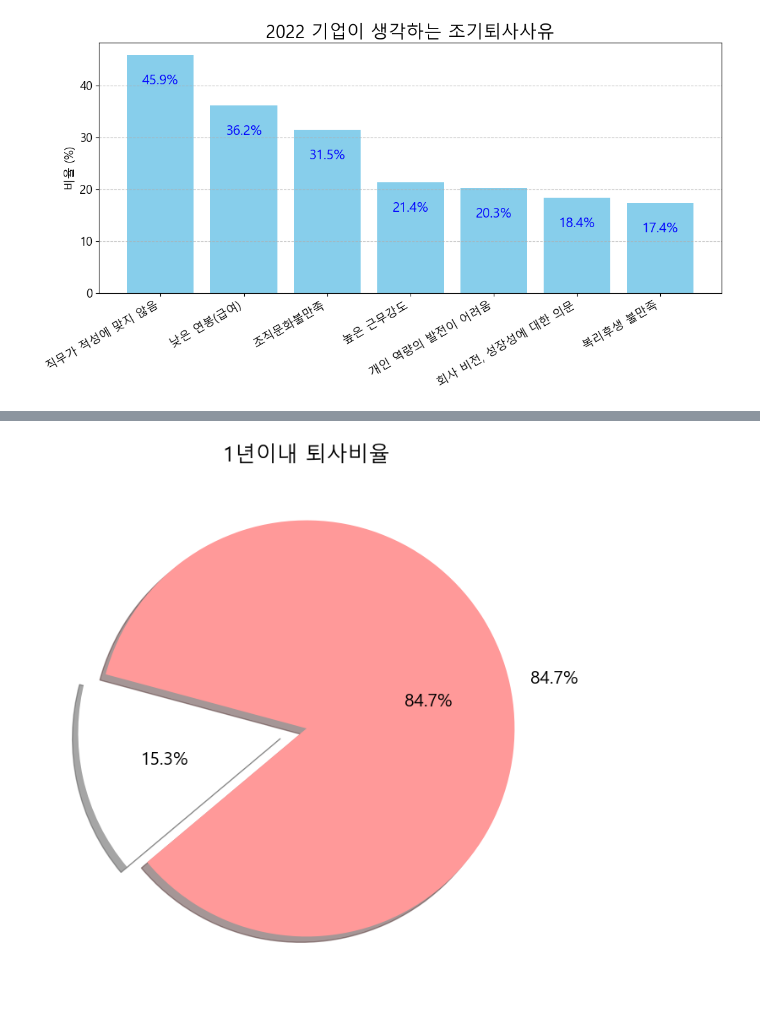
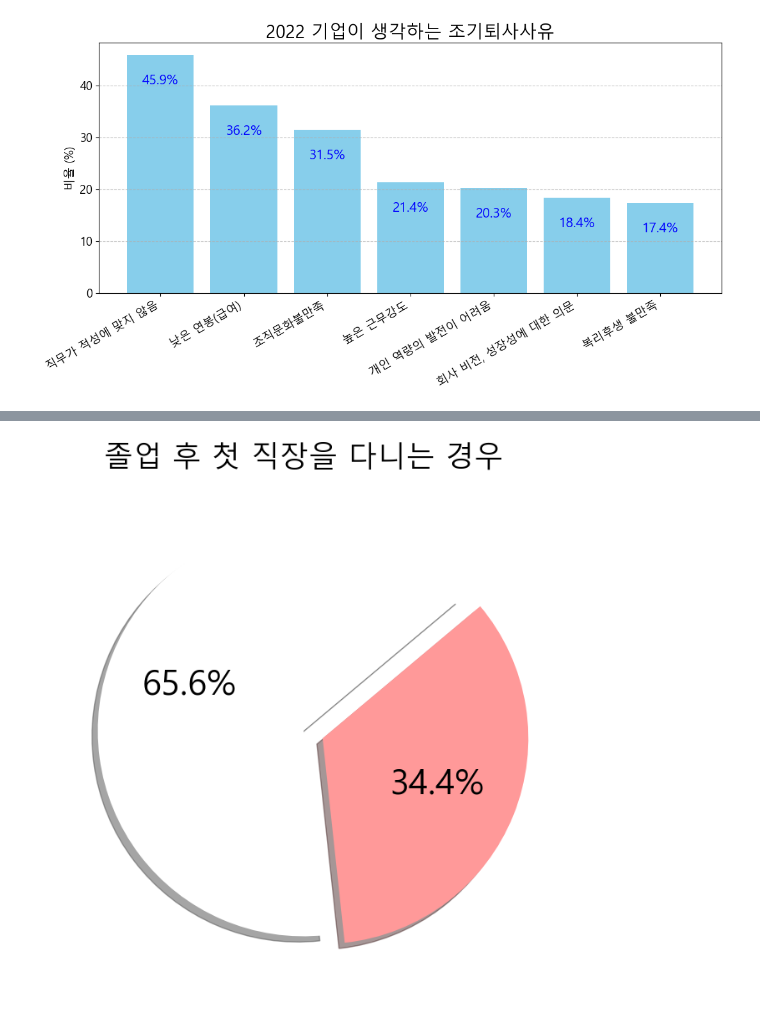
Before and after one commit to koi154/1LEE3KIM, a Jupyter notebook: 1이3김.ipynb, the cells around one changed output, grey strips where cells are left out. Drawn from its saved outputs; the diff is of its cells as text; code cells hidden in the pictures.

```diff
--- a/1이3김.ipynb
+++ b/1이3김.ipynb
@@ -235,28 +259,28 @@ plt.show()
 # %%
 import matplotlib.pyplot as plt
 
 # 데이터 (30%만 표시)
-values = [84.7, 15.3]
-labels = ['84.7%', '']  # 70%는 라벨을 비워서 숨깁니다.
-colors = ['#ff9999', 'white']  # 70%는 흰색으로 설정하여 숨깁니다.
+values = [65.6, 34.4]
+labels = ['', '']  # 70%는 라벨을 비워서 숨깁니다.
+colors = ['white', '#ff9999']  # 70%는 흰색으로 설정하여 숨깁니다.
 
 # 파이 차트 그리기
 plt.figure(figsize=(8, 8))
 plt.pie(
     values,
     labels=labels,
     autopct='%1.1f%%',  # 퍼센트 표시
-    startangle=220,      # 시작 각도
+    startangle= 40,      # 시작 각도
     colors=colors,      # 색상 설정
     explode=(0, 0.1),   # 30% 부분 강조
     shadow=True,        # 그림자 효과
-    textprops={'fontsize': 15}
+    textprops={'fontsize': 30}
 )
 
 # 제목 설정
-plt.title('1년이내 퇴사비율', fontsize=18)
+plt.title('졸업 후 첫 직장을 다니는 경우', fontsize=25)
 
 # 차트 출력
 plt.show()
 # %% [output]
-[figure, old version]
+[figure, new version]
```
Also changed, not shown: parts of 9 cells of this notebook.
